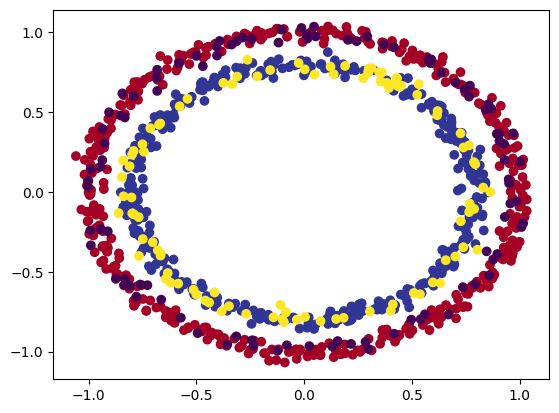
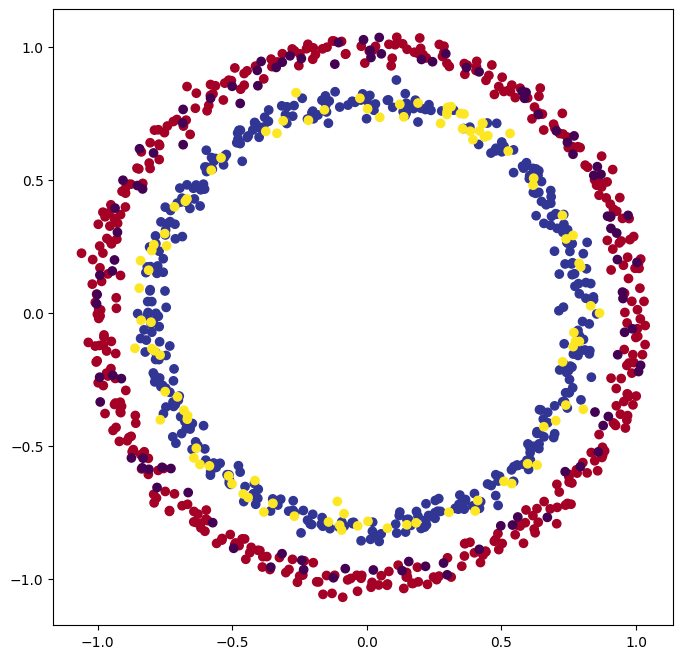
The notebook cell's code change between the first figure and the second:
--- before
+++ after
@@ -1,4 +1,3 @@
-plt.figure(figsize=(12,8))
-_, ax = plt.subplots()
+_, ax = plt.subplots(figsize=(8,8))
 ax.scatter(X_train[:,0], X_train[:,1], c=y_train, cmap=plt.cm.RdYlBu)
 ax.scatter(X_test[:,0], X_test[:,1], c=y_test)

Commit: cleaning the notebook before last section